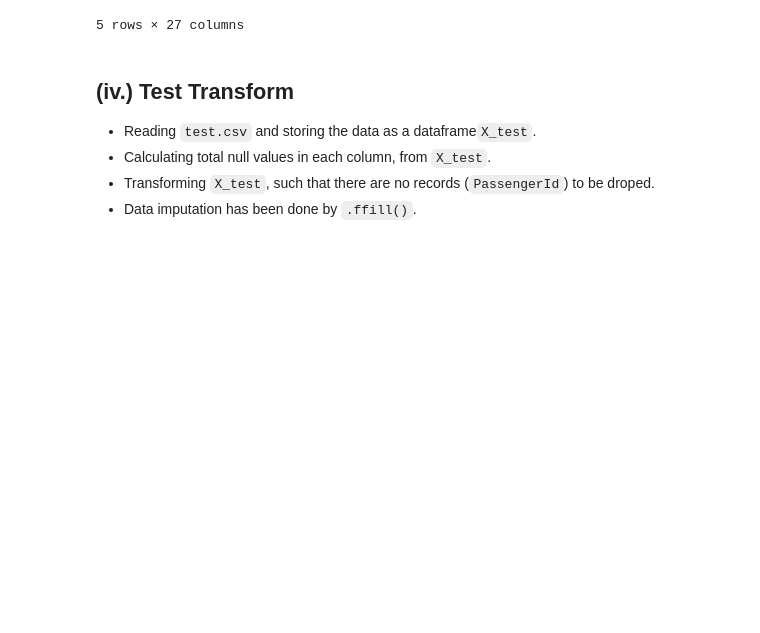
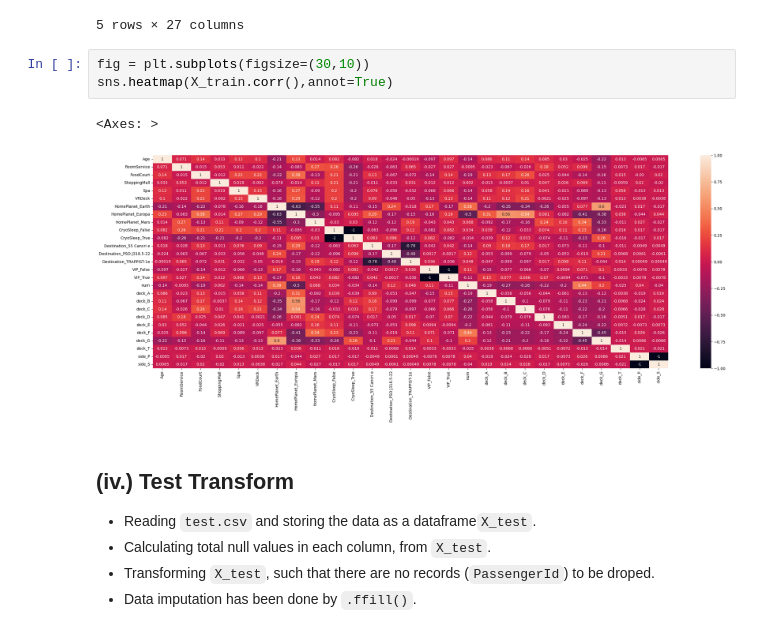
Before and after one commit to Nihar-Patel-371/Spaceship-Titanic-Kaggle, a Jupyter notebook: spaceship-titanic-xgboost.ipynb, the cells around one changed output. Saved outputs shown, nothing was run; the diff lists cells and outputs as text; blank space fills up the shorter version.

```diff
--- a/spaceship-titanic-xgboost.ipynb
+++ b/spaceship-titanic-xgboost.ipynb
@@ -410,6 +413,12 @@ X_train.head(5)
 | 3 | 0.417722 | 0.000000 | 0.043035 | 0.015793 | 0.148563 | 0.009491 | 0.0 | 1.0 | ... |
 | 4 | 0.202532 | 0.030544 | 0.002348 | 0.006428 | 0.025214 | 0.000098 | 1.0 | 0.0 | ... |
 5 rows × 27 columns
+# %%
+fig = plt.subplots(figsize=(30,10))
+sns.heatmap(X_train.corr(),annot=True)
+# %% [output]
+<Axes: >
+[figure, added]
 # %% [markdown]
 ## (iv.) Test Transform
 * Reading `test.csv` and storing the data as a dataframe`X_test`.
```
Also changed, not shown: parts of 4 cells of this notebook.
